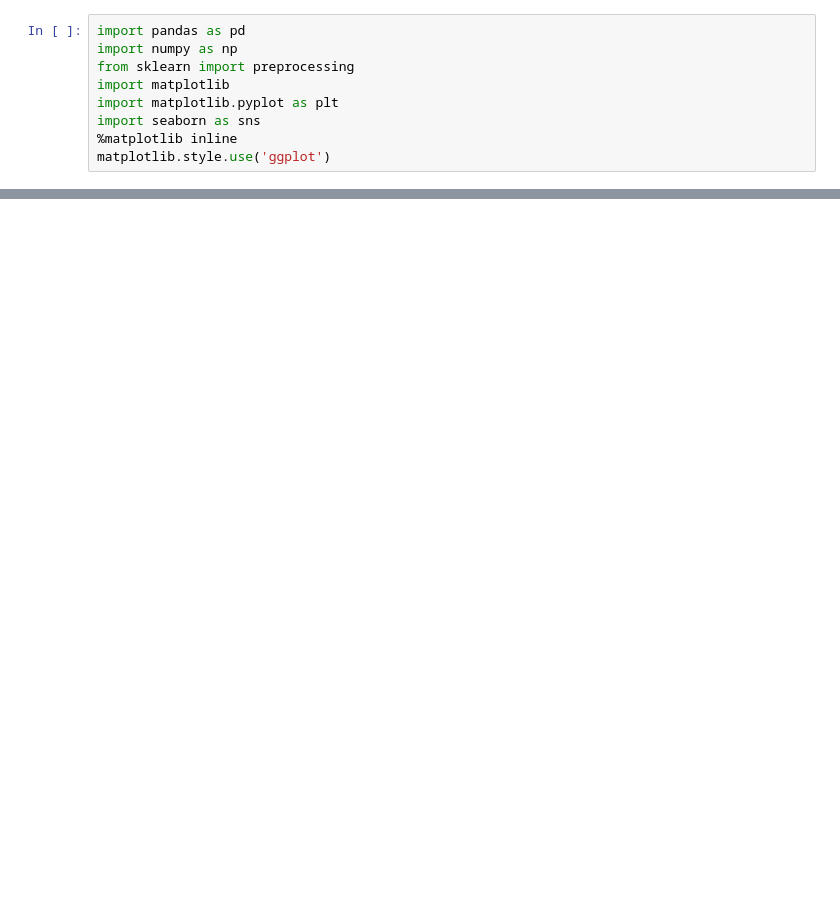
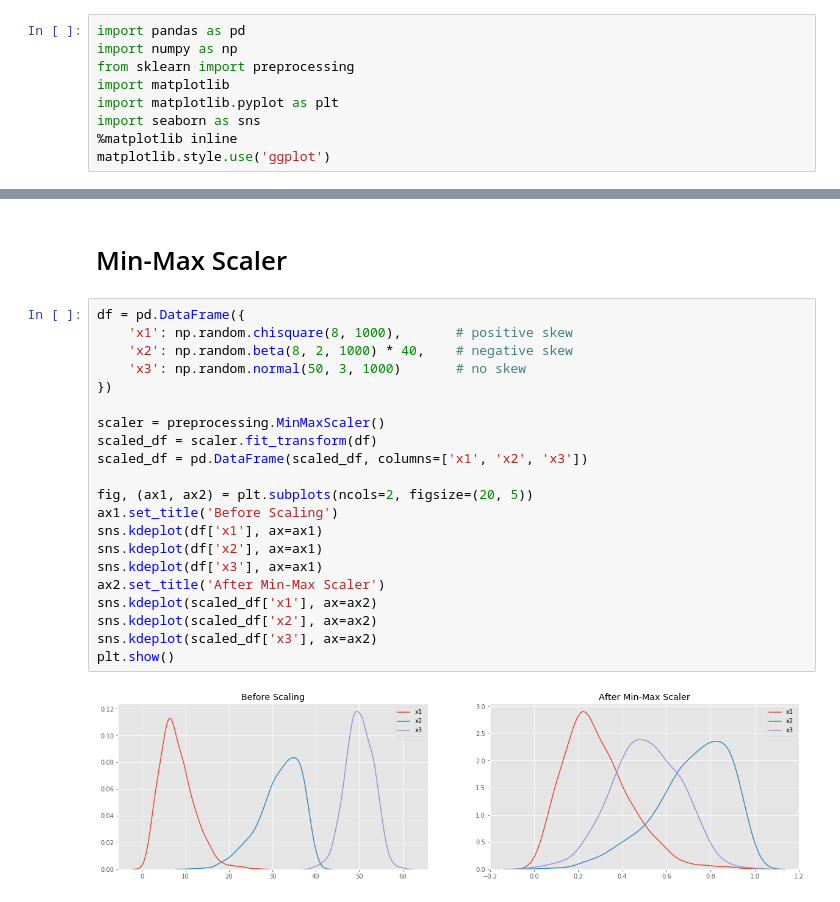
Before and after one commit to kontramind/feature-scaling, a Jupyter notebook: scalers-scikit.ipynb, the cells around one changed output, grey strips where cells are left out. Drawn from its saved outputs; the diff is of its cells as text; blank space fills up the shorter version.

```diff
--- a/scalers-scikit.ipynb
+++ b/scalers-scikit.ipynb
@@ -35,0 +38,25 @@ plt.show()
+# %% [markdown]
+# Min-Max Scaler
+# %%
+df = pd.DataFrame({
+    'x1': np.random.chisquare(8, 1000),       # positive skew
+    'x2': np.random.beta(8, 2, 1000) * 40,    # negative skew
+    'x3': np.random.normal(50, 3, 1000)       # no skew
+})
+
+scaler = preprocessing.MinMaxScaler()
+scaled_df = scaler.fit_transform(df)
+scaled_df = pd.DataFrame(scaled_df, columns=['x1', 'x2', 'x3'])
+
+fig, (ax1, ax2) = plt.subplots(ncols=2, figsize=(20, 5))
+ax1.set_title('Before Scaling')
+sns.kdeplot(df['x1'], ax=ax1)
+sns.kdeplot(df['x2'], ax=ax1)
+sns.kdeplot(df['x3'], ax=ax1)
+ax2.set_title('After Min-Max Scaler')
+sns.kdeplot(scaled_df['x1'], ax=ax2)
+sns.kdeplot(scaled_df['x2'], ax=ax2)
+sns.kdeplot(scaled_df['x3'], ax=ax2)
+plt.show()
+# %% [output]
+[figure, added]
```
Also changed, not shown: parts of 2 cells of this notebook.
